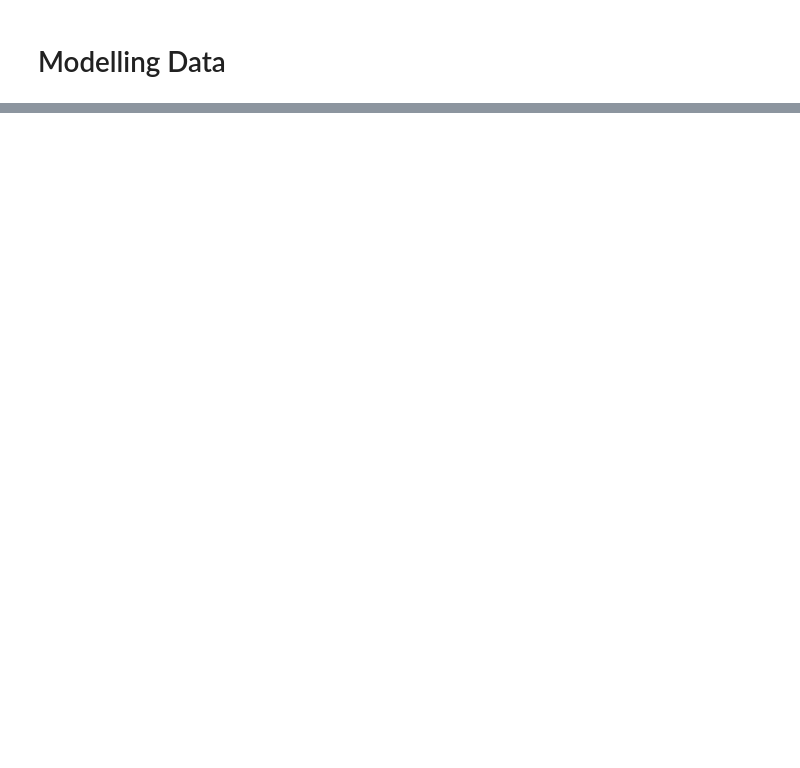
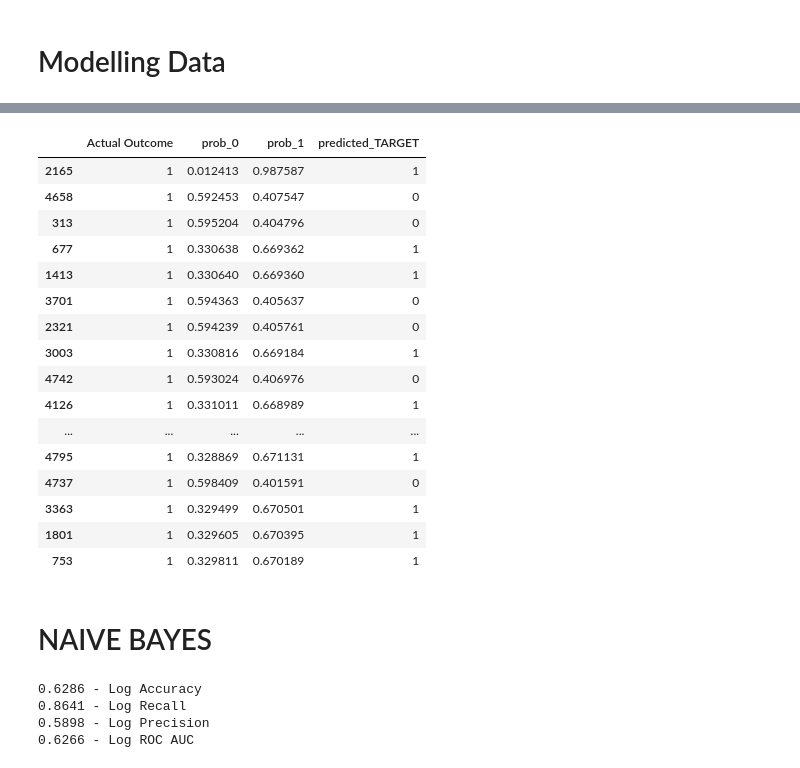
Before and after one commit to adeliasn15/Home-Credit-Indonesia, a Jupyter notebook: Home Credit.ipynb, the cells around one changed output, grey strips where cells are left out. Saved outputs shown, nothing was run; the diff lists cells and outputs as text; code cells hidden in the pictures; blank space fills up the shorter version.

```diff
--- a/Home Credit.ipynb
+++ b/Home Credit.ipynb
@@ -374,0 +760,4 @@ train.boxplot()
+# %%
+classifier =  LogisticRegression(max_iter=3000)
+classifier.fit(x_train, y_train)
+y_pred = classifier.predict(x_test)
@@ -374,0 +783,3 @@ train.boxplot()
+# %%
+predictions = classifier.predict_proba(x_test)
+predictions
@@ -374,0 +804,7 @@ train.boxplot()
+# %%
+df_prediction_prob = pd.DataFrame(predictions, columns = ['prob_0', 'prob_1'])
+df_prediction_target = pd.DataFrame(classifier.predict(x_test), columns = ['predicted_TARGET'])
+df_test_dataset = pd.DataFrame(y_test,columns= ['Actual Outcome'])
+
+df=pd.concat([df_test_dataset, df_prediction_prob, df_prediction_target], axis=1)
+df.sort_values(by=['prob_0'],  ascending=[False],inplace=True)
@@ -374,0 +827,24 @@ train.boxplot()
+# %%
+df2 = df.sort_values(by=['Actual Outcome'],  ascending=[False], inplace=False)
+# %%
+df2.head(30)
+# %% [output]
+|  | Actual Outcome | prob_0 | prob_1 | predicted_TARGET |
+| 2165 | 1 | 0.012413 | 0.987587 | 1 |
+| 4658 | 1 | 0.592453 | 0.407547 | 0 |
+| 313 | 1 | 0.595204 | 0.404796 | 0 |
+| 677 | 1 | 0.330638 | 0.669362 | 1 |
+| 1413 | 1 | 0.330640 | 0.669360 | 1 |
+| 3701 | 1 | 0.594363 | 0.405637 | 0 |
+| 2321 | 1 | 0.594239 | 0.405761 | 0 |
+| 3003 | 1 | 0.330816 | 0.669184 | 1 |
+| 4742 | 1 | 0.593024 | 0.406976 | 0 |
+| 4126 | 1 | 0.331011 | 0.668989 | 1 |
+| ... | ... | ... | ... | ... |
+| 4795 | 1 | 0.328869 | 0.671131 | 1 |
+| 4737 | 1 | 0.598409 | 0.401591 | 0 |
+| 3363 | 1 | 0.329499 | 0.670501 | 1 |
+| 1801 | 1 | 0.329605 | 0.670395 | 1 |
+| 753 | 1 | 0.329811 | 0.670189 | 1 |
+# %% [markdown]
+# NAIVE BAYES
@@ -374,0 +862,10 @@ train.boxplot()
+# %%
+print('{:.4f}'.format(log_accuracy), '- Log Accuracy')
+print('{:.4f}'.format(log_recall), '- Log Recall')
+print('{:.4f}'.format(log_precision), '- Log Precision')
+print('{:.4f}'.format(log_rocauc), '- Log ROC AUC')
+# %% [output]
+0.6286 - Log Accuracy
+0.8641 - Log Recall
+0.5898 - Log Precision
+0.6266 - Log ROC AUC
```
Also changed, not shown: parts of 57 cells of this notebook.
